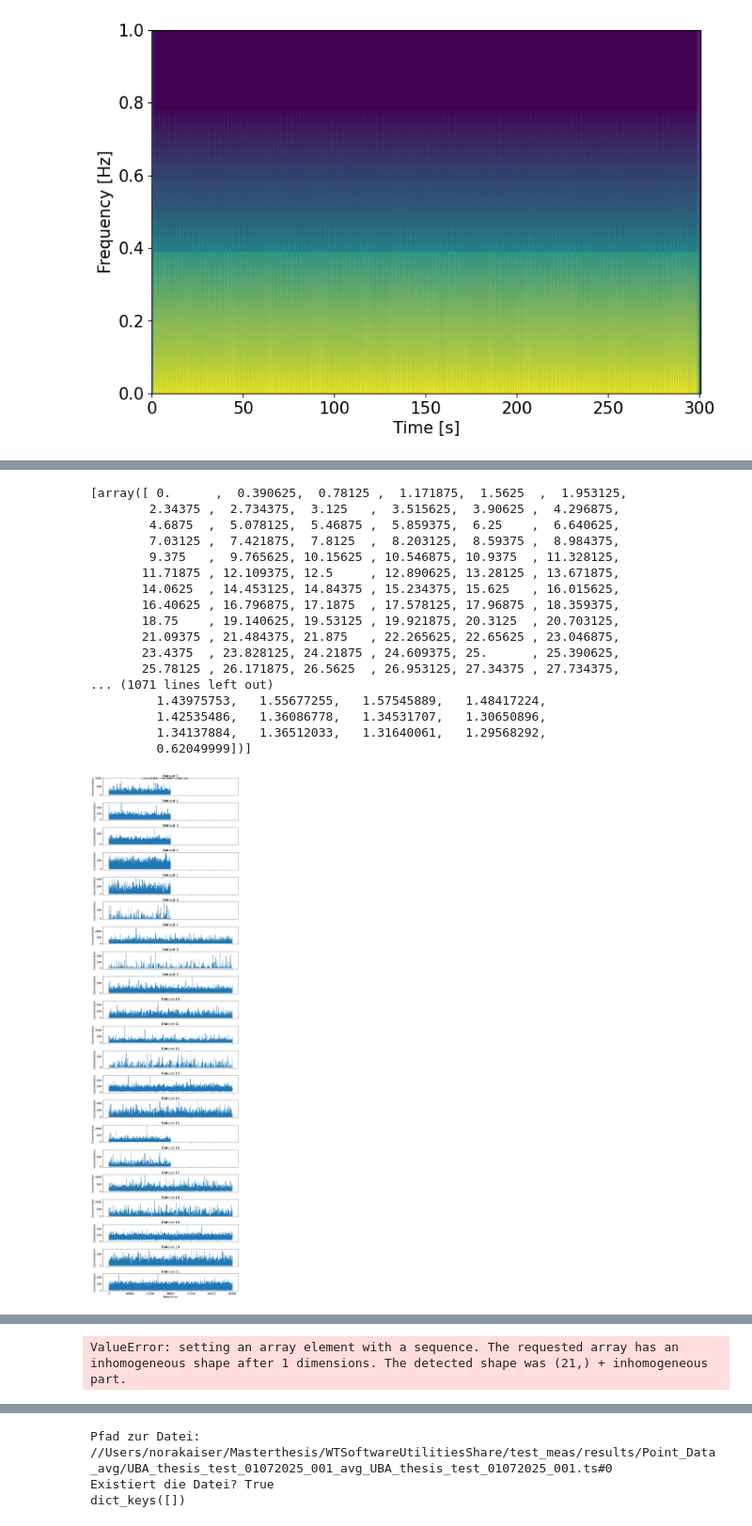
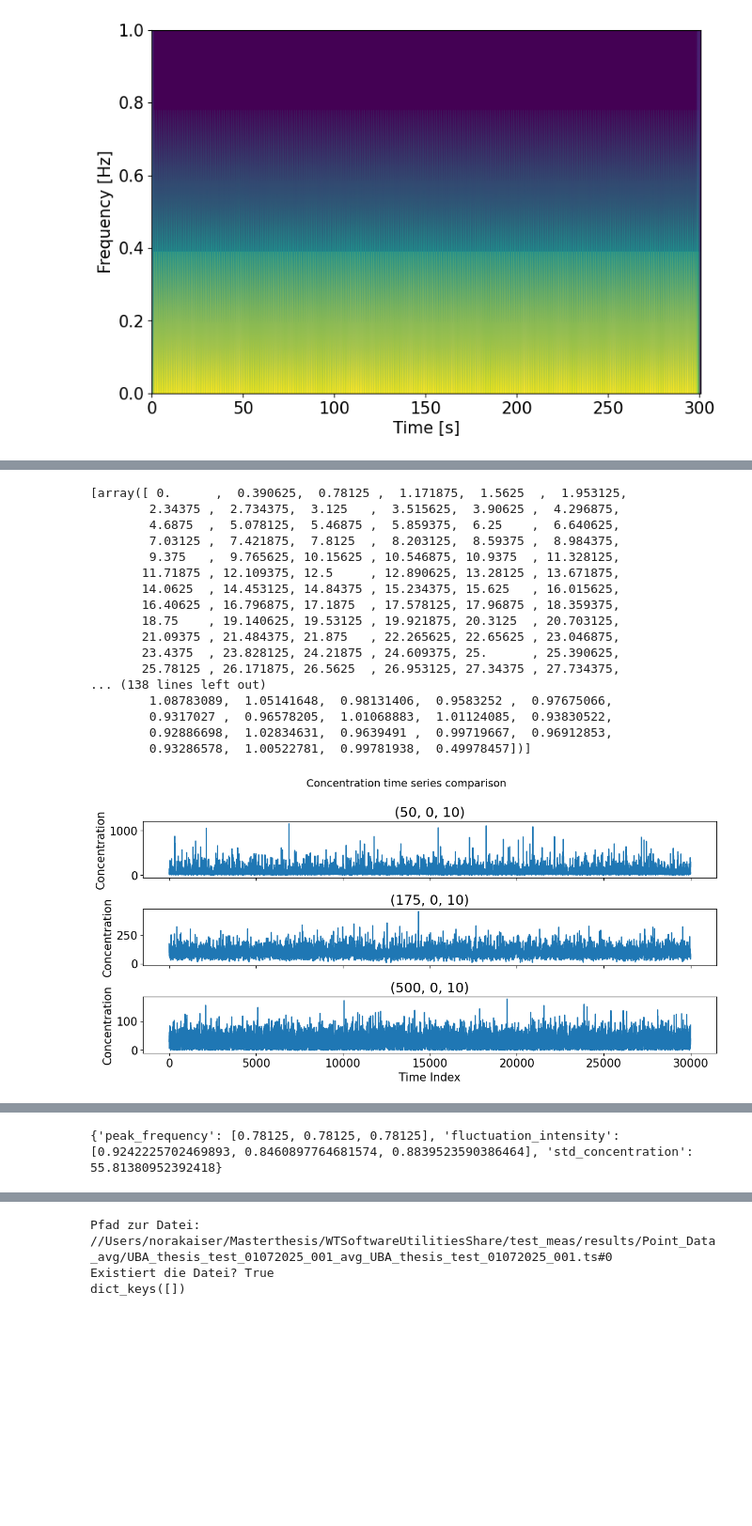
Before and after one commit to noradoralaexploradora/windtunnelsofware, a Jupyter notebook: DataAnalysis.ipynb, the cells around one changed output, grey strips where cells are left out. Shown at 94% size. Drawn from its saved outputs; the diff is of its cells as text; code cells hidden in the pictures; blank space fills up the shorter version.

```diff
--- a/DataAnalysis.ipynb
+++ b/DataAnalysis.ipynb
@@ -25,12 +25,22 @@ import windtunnel as wt
 
 #Path to your input data
 #path = f"{path_dir}/Users/norakaiser/Masterthesis/testdata/raw_val"
-path = f"{path_dir}/measurements/11.07."
+#/test_meas
+path = f"{path_dir}/measurements/08.07."
 # Name of your measurement files prefix
-namelist = ['UBA_thesis_027']
+namelist = ['UBA_thesis_']
+
+#for name in namelist: #für spezifische Messungen
+#    files = [
+#        'UBA_thesis_007.ts#0',
+#        'UBA_thesis_009.ts#0',
+#        'UBA_thesis_010.ts#0'
+#    ]
+
+#print("Eingelesene Dateien:", files)
 
 #Path to your output folder for average files and plots
-output_path = f"{path_dir}/measurements/11.07./results"
+output_path = f"{path}/results"
 
 #For PointData for the functions to work the columns of the file should be: time, wtref, slow_FID, fast_FID, open_rate
 #(See manual for the description of the variables)
@@ -38,7 +48,7 @@ output_path = f"{path_dir}/measurements/11.07./results"
 #Name of csv file which contains ambient conditions data. Multiple diff. ambient conditions for diff datasets can be read-in at ones
 #If no file given or configuration wrong, the program ressorts to try reading-in given values manually below.
 #csv_file='ambient_conditions.csv'
-csv_file= f"{path}/ambient_conditions_11.csv"
+csv_file= f"{path}/ambient_conditions_08.csv"
 parameters_PerFolder = False  #True=for each folder/namelist entry new column, False: for each ts one column entry
 # %%
 #Variables and Parameters set for all ts, if no ambient_conditions.csv file overgiven
@@ -493,18 +484,20 @@ ValueError: array must not contain infs or NaNs
 #ReadIn/Choose data (PointObjects) from the analysis above, to use for the separat plot visualisations, import plotting functions
 
 #Specify files
-#DataPointsConc = [
-#    conc_ts[namelist[0]][files[0]],
-#    conc_ts[namelist[0]][files[1]]
-#]
+DataPointsConc = [
+    conc_ts[namelist[0]]["UBA_thesis_007.ts#0"],
+    conc_ts[namelist[0]]["UBA_thesis_009.ts#0"],
+    conc_ts[namelist[0]]["UBA_thesis_010.ts#0"]
+]
+
 #All files read-in
 
-DataPointsConc=[]
-for i in range(0,len(files)):
-    DataPointsConc.append(
-        conc_ts[namelist[0]][files[i]]
-    )
-    print(files[i])
+#DataPointsConc=[]
+#for i in range(0,len(files)):
+#    DataPointsConc.append(
+#        conc_ts[namelist[0]][files[i]]
+#    )
+#    print(files[i])
 #Labels
 labels = [f"Dataset {i}" for i in range(1,len(DataPointsConc)+1)]
 
@@ -577,23 +569,25 @@ create_cdf(DataPointsConc,dimensionless=dimensionless,labels=None,xLabel=xLabel,
 # %%
-test = powerDensityPlot(DataPointsConc,dimensionless="False",plot=True,labels=None,xLabel=None,yLabel=None,xAchse=None,yAchse=None)
+labels = [f"({dp.x:.0f}, {dp.y:.0f}, {dp.z:.0f})"for dp in DataPointsConc]
+test = powerDensityPlot(DataPointsConc,dimensionless="False",plot=True,labels=labels,xLabel=None,yLabel=None,xAchse=None,yAchse=None)
+plt.title("Power Density über alle Messpunkte ")
 plt.savefig("test.png")
 print(test)
 # %% [output]
 [array([ 0.      ,  0.390625,  0.78125 ,  1.171875,  1.5625  ,  1.953125,
         2.34375 ,  2.734375,  3.125   ,  3.515625,  3.90625 ,  4.296875,
         4.6875  ,  5.078125,  5.46875 ,  5.859375,  6.25    ,  6.640625,
         7.03125 ,  7.421875,  7.8125  ,  8.203125,  8.59375 ,  8.984375,
         9.375   ,  9.765625, 10.15625 , 10.546875, 10.9375  , 11.328125,
        11.71875 , 12.109375, 12.5     , 12.890625, 13.28125 , 13.671875,
        14.0625  , 14.453125, 14.84375 , 15.234375, 15.625   , 16.015625,
        16.40625 , 16.796875, 17.1875  , 17.578125, 17.96875 , 18.359375,
        18.75    , 19.140625, 19.53125 , 19.921875, 20.3125  , 20.703125,
        21.09375 , 21.484375, 21.875   , 22.265625, 22.65625 , 23.046875,
        23.4375  , 23.828125, 24.21875 , 24.609375, 25.      , 25.390625,
        25.78125 , 26.171875, 26.5625  , 26.953125, 27.34375 , 27.734375,
-... (1071 lines left out)
-         1.43975753,   1.55677255,   1.57545889,   1.48417224,
-         1.42535486,   1.36086778,   1.34531707,   1.30650896,
-         1.34137884,   1.36512033,   1.31640061,   1.29568292,
-         0.62049999])]
+... (138 lines left out)
+        1.08783089,  1.05141648,  0.98131406,  0.9583252 ,  0.97675066,
+        0.9317027 ,  0.96578205,  1.01068883,  1.01124085,  0.93830522,
+        0.92886698,  1.02834631,  0.9639491 ,  0.99719667,  0.96912853,
+        0.93286578,  1.00522781,  0.99781938,  0.49978457])]
-[figure, old version]
+[figure, new version]
@@ -601 +595 @@ print(test)
-ValueError: setting an array element with a sequence. The requested array has an inhomogeneous shape after 1 dimensions. The detected shape was (21,) + inhomogeneous part.
+{'peak_frequency': [0.78125, 0.78125, 0.78125], 'fluctuation_intensity': [0.9242225702469893, 0.8460897764681574, 0.8839523590386464], 'std_concentration': 55.81380952392418}
```
Also changed, not shown: parts of 23 cells of this notebook, 1 other file.
